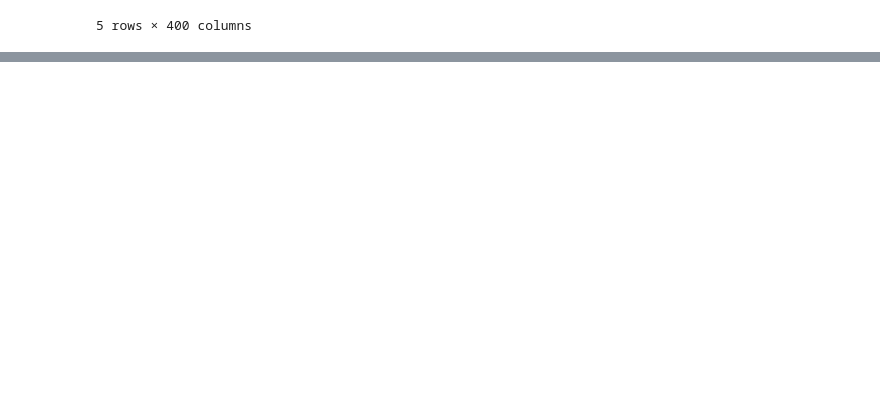
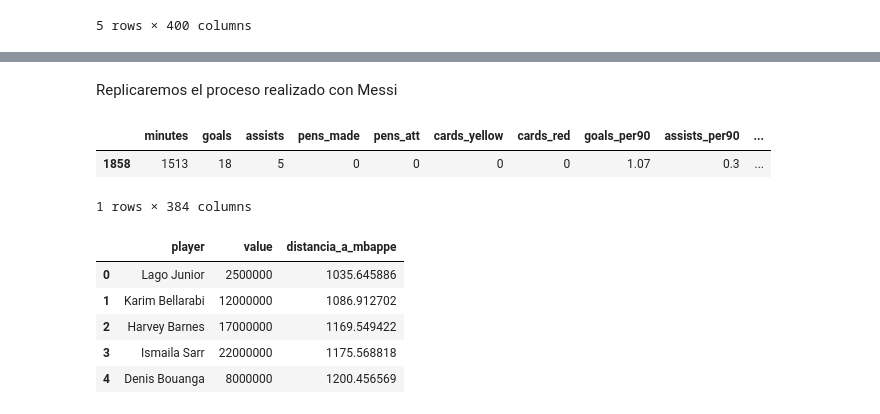
Before and after one commit to joacokoif/tp2_fulbo_ldd, a Jupyter notebook: tp2_LDD_Futbol_Analytics.ipynb, the cells around one changed output, grey strips where cells are left out. Drawn from its saved outputs; the diff is of its cells as text; code cells hidden in the pictures; blank space fills up the shorter version.

```diff
--- a/tp2_LDD_Futbol_Analytics.ipynb
+++ b/tp2_LDD_Futbol_Analytics.ipynb
@@ -650,2 +675,38 @@ Name: 2118, Length: 405, dtype: object
 # %%
 #(d) El PSG quiere vender a Mbappé y reemplazarlo por otro jugador más barato. Hacer un listado de los 10 jugadores más parecidos a Mbappé según el criterio que elijan.
+# %% [markdown]
+Replicaremos el proceso realizado con Messi
+# %%
+# Buscar los datos de Mbappé
+mbappe_data = data_jugadores[data_jugadores['player'] == 'Kylian Mbappé']
+mbappe_data_num = mbappe_data.loc[:, data_jugadores_num.columns]
+mbappe_data_num
+# %% [output]
+|  | minutes | goals | assists | pens_made | pens_att | cards_yellow | cards_red | goals_per90 | assists_per90 | ... |
+| 1858 | 1513 | 18 | 5 | 0 | 0 | 0 | 0 | 1.07 | 0.3 | ... |
+1 rows × 384 columns
+# %%
+# Calcular la distancia euclidiana entre Mbappé y todos los jugadores
+distances = euclidean_distances(data_jugadores_num.values, mbappe_data_num.values.reshape(1, -1))
+
+# Añadir las distancias al dataframe data_jugadores
+data_jugadores['distancia_a_mbappe'] = distances.flatten()
+
+# Obtener el valor de mercado de Mbappe para filtrar
+mbappe_value = mbappe_data['value'].values[0]
+
+# Filtrar por jugadores cuyo valor de mercado es menor que el de Mbappe y ordenar por distancia
+similar_a_mbappe = data_jugadores[data_jugadores['value'] < mbappe_value].sort_values(by='distancia_a_mbappe')
+
+# Mostrar la recomendación con las columnas de interés
+recomendacion = similar_a_mbappe[['player', 'value', 'distancia_a_mbappe']].reset_index(drop=True)
+
+# Mostrar el resultado
+recomendacion.head()
+# %% [output]
+|  | player | value | distancia_a_mbappe |
+| 0 | Lago Junior | 2500000 | 1035.645886 |
+| 1 | Karim Bellarabi | 12000000 | 1086.912702 |
+| 2 | Harvey Barnes | 17000000 | 1169.549422 |
+| 3 | Ismaila Sarr | 22000000 | 1175.568818 |
+| 4 | Denis Bouanga | 8000000 | 1200.456569 |
```
Also changed, not shown: parts of 8 cells of this notebook.
